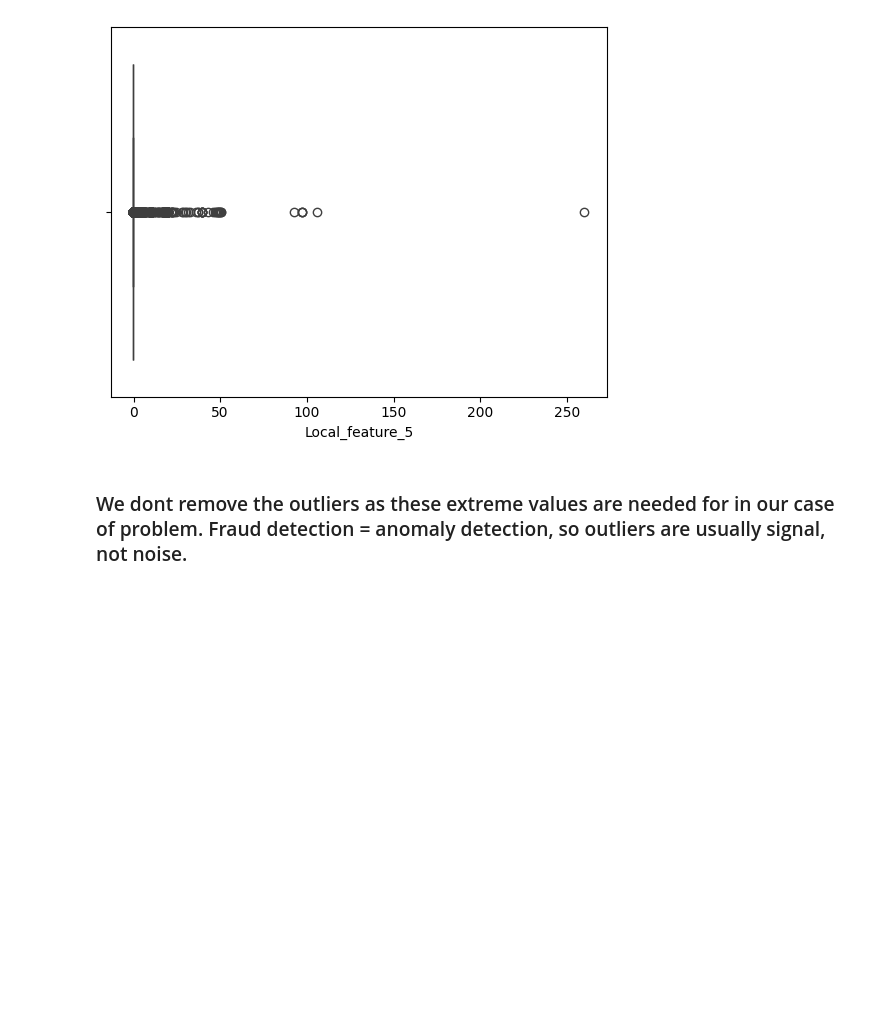
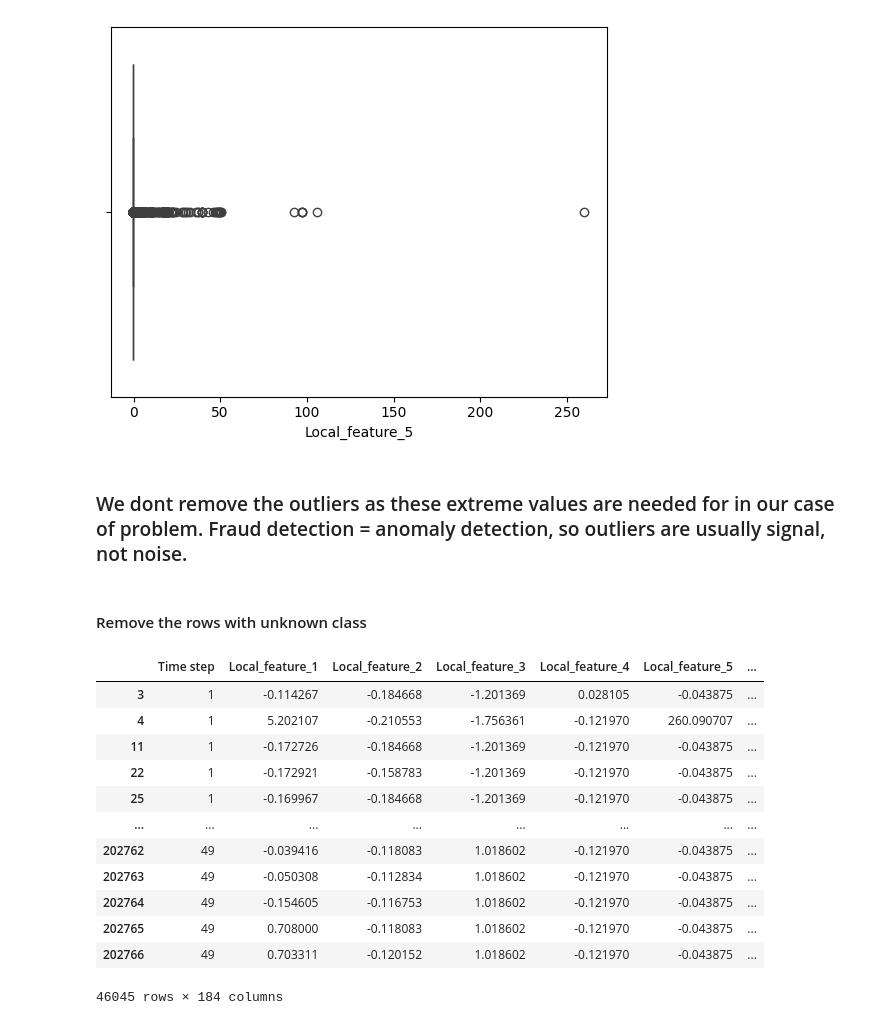
Before and after one commit to jeffreysolomon123/elliptic-illicit-detection, a Jupyter notebook: eda.ipynb, the cells around one changed output. Saved outputs shown, nothing was run; the diff lists cells and outputs as text; code cells hidden in the pictures; blank space fills up the shorter version.

```diff
--- a/eda.ipynb
+++ b/eda.ipynb
@@ -177,6 +167,25 @@ for col in numeric_cols[:5]:  # check first 5 features
 [figure]
 # %% [markdown]
 ### We dont remove the outliers as these extreme values are needed for in our case of problem. Fraud detection = anomaly detection, so outliers are usually signal, not noise.
+# %% [markdown]
+#### Remove the rows with unknown class
+# %%
+data=data[data['class']!=3]
+data
+# %% [output]
+|  | Time step | Local_feature_1 | Local_feature_2 | Local_feature_3 | Local_feature_4 | Local_feature_5 | ... |
+| 3 | 1 | -0.114267 | -0.184668 | -1.201369 | 0.028105 | -0.043875 | ... |
+| 4 | 1 | 5.202107 | -0.210553 | -1.756361 | -0.121970 | 260.090707 | ... |
+| 11 | 1 | -0.172726 | -0.184668 | -1.201369 | -0.121970 | -0.043875 | ... |
+| 22 | 1 | -0.172921 | -0.158783 | -1.201369 | -0.121970 | -0.043875 | ... |
+| 25 | 1 | -0.169967 | -0.184668 | -1.201369 | -0.121970 | -0.043875 | ... |
+| ... | ... | ... | ... | ... | ... | ... | ... |
+| 202762 | 49 | -0.039416 | -0.118083 | 1.018602 | -0.121970 | -0.043875 | ... |
+| 202763 | 49 | -0.050308 | -0.112834 | 1.018602 | -0.121970 | -0.043875 | ... |
+| 202764 | 49 | -0.154605 | -0.116753 | 1.018602 | -0.121970 | -0.043875 | ... |
+| 202765 | 49 | 0.708000 | -0.118083 | 1.018602 | -0.121970 | -0.043875 | ... |
+| 202766 | 49 | 0.703311 | -0.120152 | 1.018602 | -0.121970 | -0.043875 | ... |
+46045 rows × 184 columns
 # %%
 min_values=data.min()
 min_values
```
Also changed, not shown: parts of 24 cells of this notebook, 2 other files.
